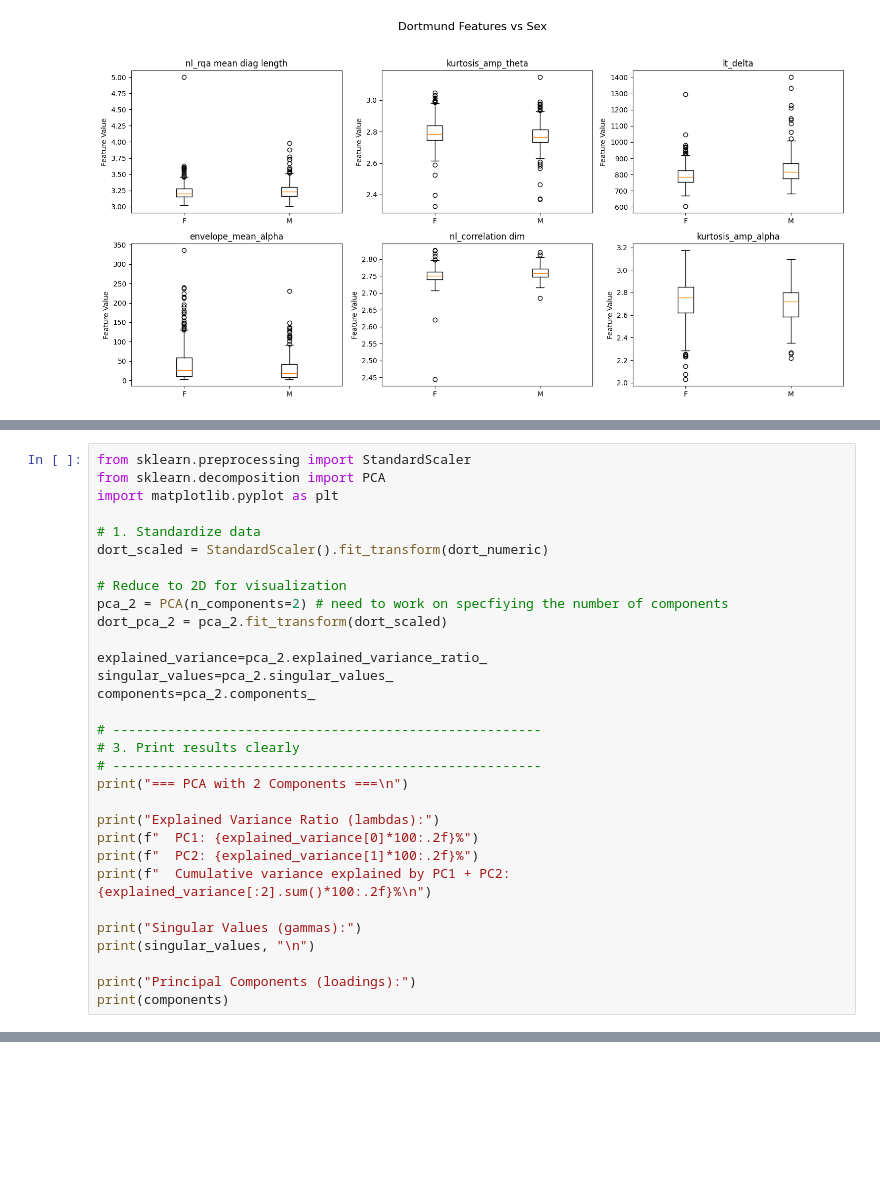
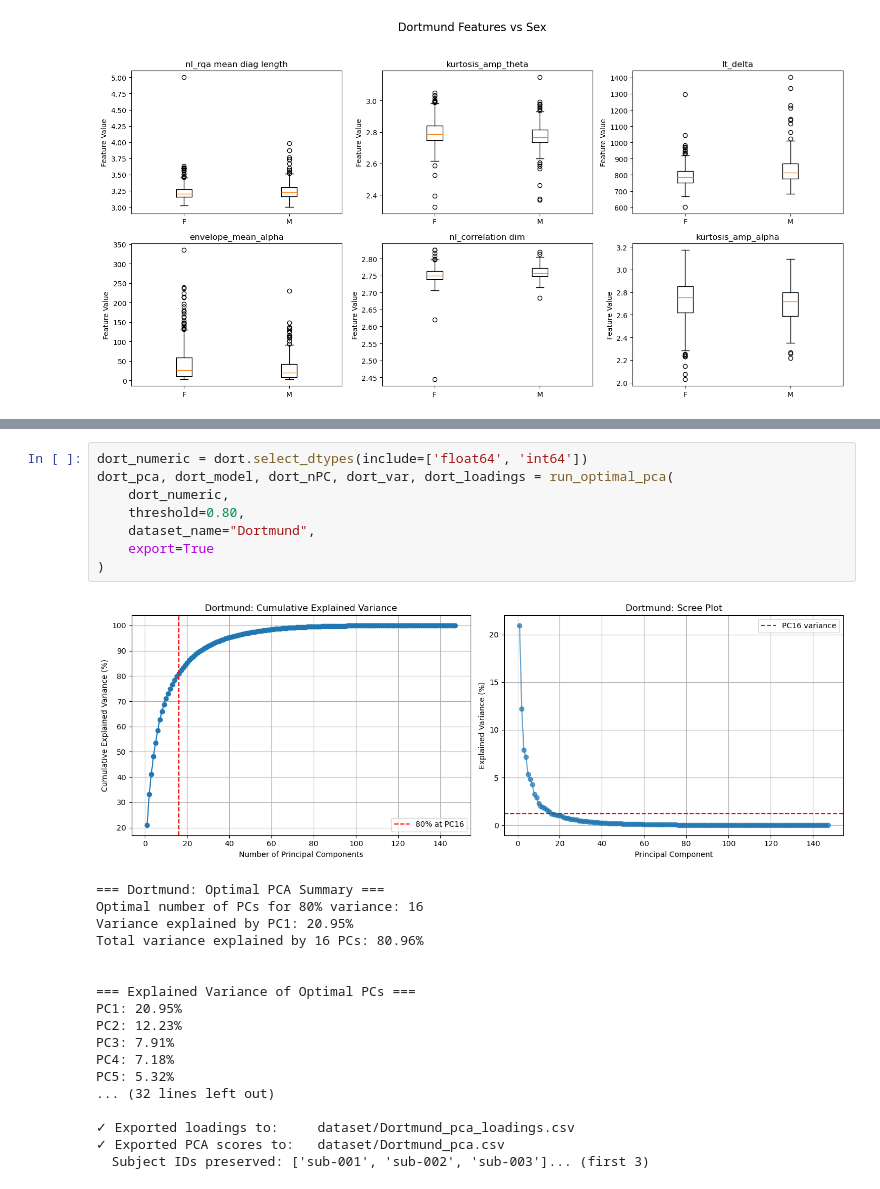
Before and after one commit to xandime/EEG_cluster_detection, a Jupyter notebook: PCA.ipynb, the cells around one changed output, grey strips where cells are left out. Drawn from its saved outputs; the diff is of its cells as text; blank space fills up the shorter version.

Commit message:
Function for PCA (on both datasets)

```diff
--- a/PCA.ipynb
+++ b/PCA.ipynb
@@ -148,31 +148,0 @@ plt.show()
-# %%
-from sklearn.preprocessing import StandardScaler
-from sklearn.decomposition import PCA
-import matplotlib.pyplot as plt
-
-# 1. Standardize data
-dort_scaled = StandardScaler().fit_transform(dort_numeric)
-
-# Reduce to 2D for visualization
-pca_2 = PCA(n_components=2) # need to work on specfiying the number of components
-dort_pca_2 = pca_2.fit_transform(dort_scaled)
-
-explained_variance=pca_2.explained_variance_ratio_
-singular_values=pca_2.singular_values_
-components=pca_2.components_
-
-# -------------------------------------------------------
-# 3. Print results clearly
-# -------------------------------------------------------
-print("=== PCA with 2 Components ===\n")
-
-print("Explained Variance Ratio (lambdas):")
-print(f"  PC1: {explained_variance[0]*100:.2f}%")
-print(f"  PC2: {explained_variance[1]*100:.2f}%")
-print(f"  Cumulative variance explained by PC1 + PC2: {explained_variance[:2].sum()*100:.2f}%\n")
-
-print("Singular Values (gammas):")
-print(singular_values, "\n")
-
-print("Principal Components (loadings):")
-print(components)
@@ -283,0 +287,27 @@ Number of PCs needed to reach 80% variance: 16
+# %%
+dort_numeric = dort.select_dtypes(include=['float64', 'int64'])
+dort_pca, dort_model, dort_nPC, dort_var, dort_loadings = run_optimal_pca(
+    dort_numeric,
+    threshold=0.80,
+    dataset_name="Dortmund",
+    export=True
+)
+# %% [output]
+[figure, added]
+=== Dortmund: Optimal PCA Summary ===
+Optimal number of PCs for 80% variance: 16
+Variance explained by PC1: 20.95%
+Total variance explained by 16 PCs: 80.96%
+
+
+=== Explained Variance of Optimal PCs ===
+PC1: 20.95%
+PC2: 12.23%
+PC3: 7.91%
+PC4: 7.18%
+PC5: 5.32%
+... (32 lines left out)
+
+✓ Exported loadings to:     dataset/Dortmund_pca_loadings.csv
+✓ Exported PCA scores to:   dataset/Dortmund_pca.csv
+  Subject IDs preserved: ['sub-001', 'sub-002', 'sub-003']... (first 3)
```
Also changed, not shown: parts of 18 cells of this notebook.
